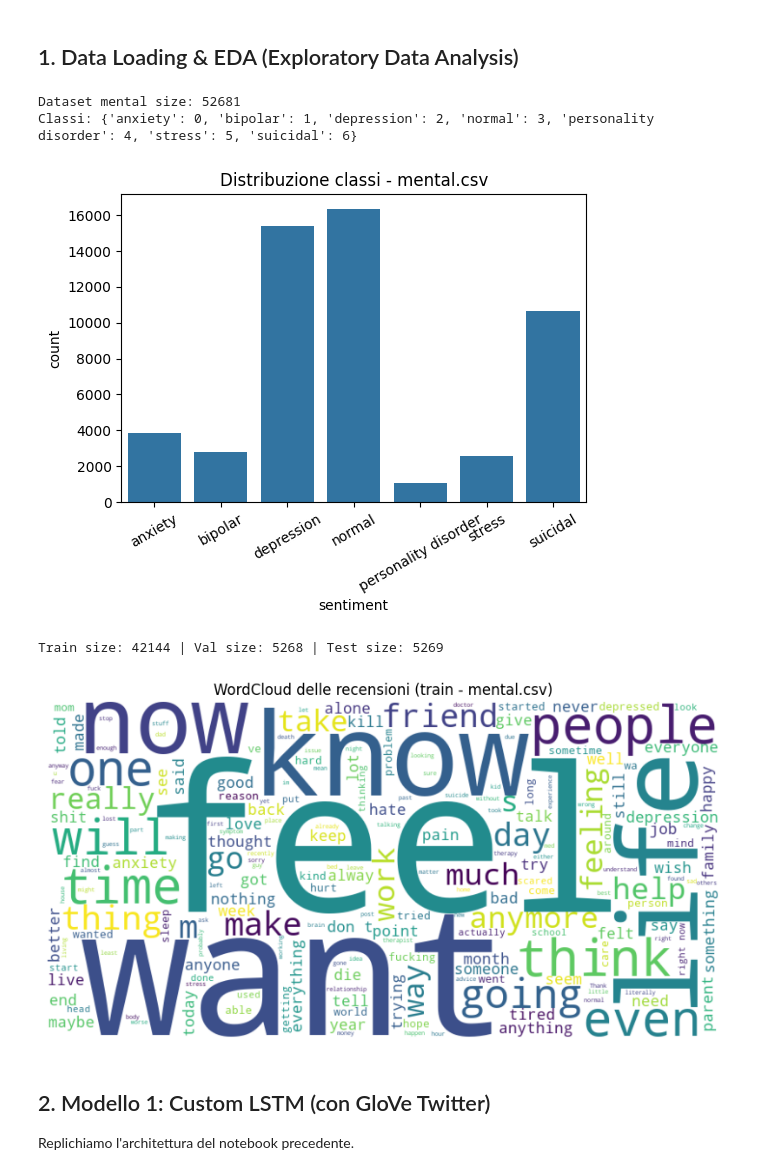
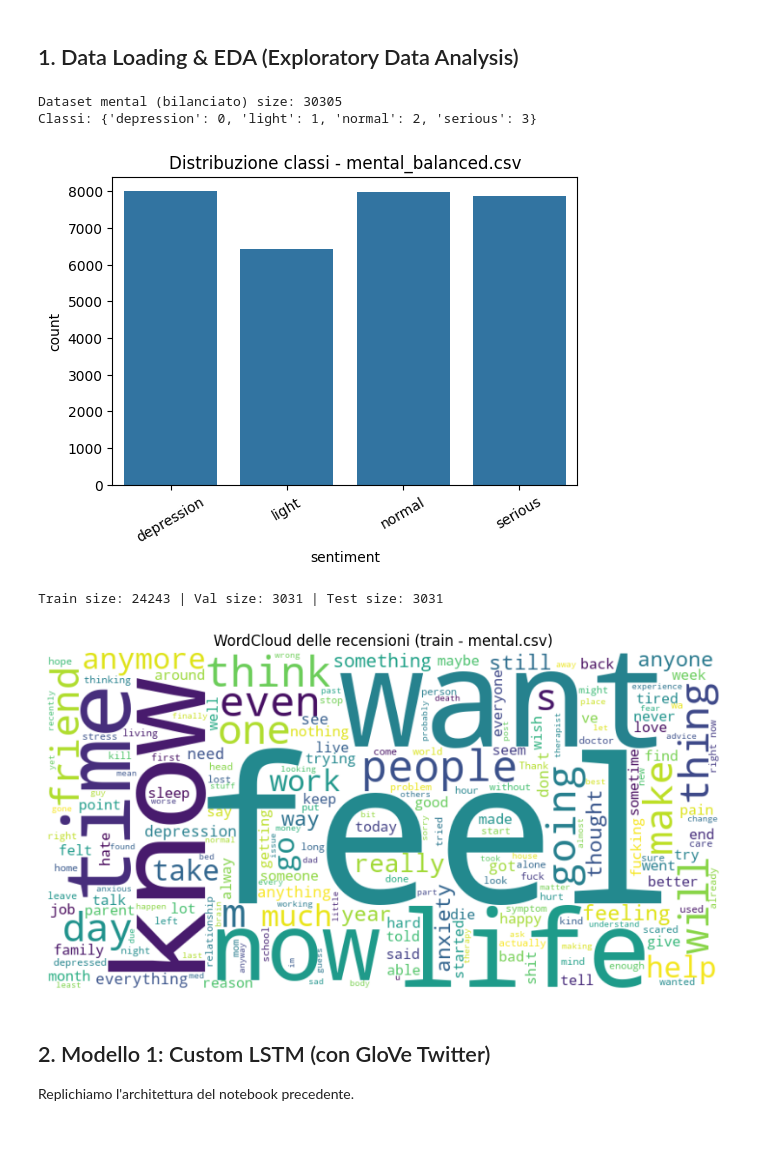
Before and after one commit to DataScience-Golddiggers/Faboulous-Interpretr, a Jupyter notebook: notebooks/sentiment_comparison.ipynb, the cells around one changed output. Drawn from its saved outputs; the diff is of its cells as text; code cells hidden in the pictures; blank space fills up the shorter version.

```diff
--- a/notebooks/sentiment_comparison.ipynb
+++ b/notebooks/sentiment_comparison.ipynb
@@ -63,82 +63,41 @@ Using device: cuda
 # %% [markdown]
 ## 1. Data Loading & EDA (Exploratory Data Analysis)
 # %%
-# Caricamento dati: dataset mental.csv (statement, status)
-
-
-mental_path = '../data/processed/mental.csv'
-
-
+# Caricamento dati: dataset mental bilanciato da 1_EDA_and_Baseline.ipynb
+mental_path = '../data/processed/mental_balanced.csv'
 df_mental = pd.read_csv(mental_path)
 
-
-df_mental = df_mental.rename(columns={'statement': 'review_text', 'status': 'sentiment'})
-
+# Usa la colonna 'target' (già mappata e bilanciata) come sentiment, 'statement' come testo
+df_mental = df_mental.rename(columns={'statement': 'review_text', 'target': 'sentiment'})
 
 df_mental = df_mental[['review_text', 'sentiment']].dropna()
-
-
 df_mental['review_text'] = df_mental['review_text'].astype(str)
-
-
 df_mental['sentiment'] = df_mental['sentiment'].astype(str).str.lower().str.strip()
 
 
-
-
 # Costruisci mapping etichette dinamico (ordinamento alfabetico)
-
-
 labels_order = sorted(df_mental['sentiment'].unique())
-
-
 sentiment_map = {label: idx for idx, label in enumerate(labels_order)}
-
-
 reverse_sentiment_map = {v: k for k, v in sentiment_map.items()}
-
-
 df_mental['label'] = df_mental['sentiment'].map(sentiment_map)
 
 
-
-
 # Shuffle esplicito per tutto il dataset
-
-
 df_mental = df_mental.sample(frac=1, random_state=42).reset_index(drop=True)
-
-
-
-
-print(f"Dataset mental size: {len(df_mental)}")
-
-
+print(f"Dataset mental (bilanciato) size: {len(df_mental)}")
 print(f"Classi: {sentiment_map}")
 
 
-
-
 # Distribuzione classi sul dataset completo
-
-
 plt.figure(figsize=(6, 4))
-
-
 sns.countplot(x='sentiment', data=df_mental, order=labels_order)
-
-
-plt.title('Distribuzione classi - mental.csv')
-
-
+plt.title('Distribuzione classi - mental_balanced.csv')
 plt.xticks(rotation=30)
-
-
 plt.show()
 # %% [output]
-Dataset mental size: 52681
-Classi: {'anxiety': 0, 'bipolar': 1, 'depression': 2, 'normal': 3, 'personality disorder': 4, 'stress': 5, 'suicidal': 6}
+Dataset mental (bilanciato) size: 30305
+Classi: {'depression': 0, 'light': 1, 'normal': 2, 'serious': 3}
-[figure, old version]
+[figure, new version]
 # %%
 # Suddivisione: 81% train, 9% val (da 90% tot), 10% test (solo confronto finale)
 
@@ -200,7 +159,7 @@ train_df, val_df = train_test_split(
 
 print(f"Train size: {len(train_df)} | Val size: {len(val_df)} | Test size: {len(test_df)}")
 # %% [output]
-Train size: 42144 | Val size: 5268 | Test size: 5269
+Train size: 24243 | Val size: 3031 | Test size: 3031
 # %%
 # Generazione WordCloud sul dataset di training (mental)
 
@@ -229,7 +188,7 @@ plt.title("WordCloud delle recensioni (train - mental.csv)")
 
 plt.show()
 # %% [output]
-[figure, old version]
+[figure, new version]
 # %% [markdown]
 ## 2. Modello 1: Custom LSTM (con GloVe Twitter)
 
```
Also changed, not shown: parts of 6 cells of this notebook, 9 other files.
